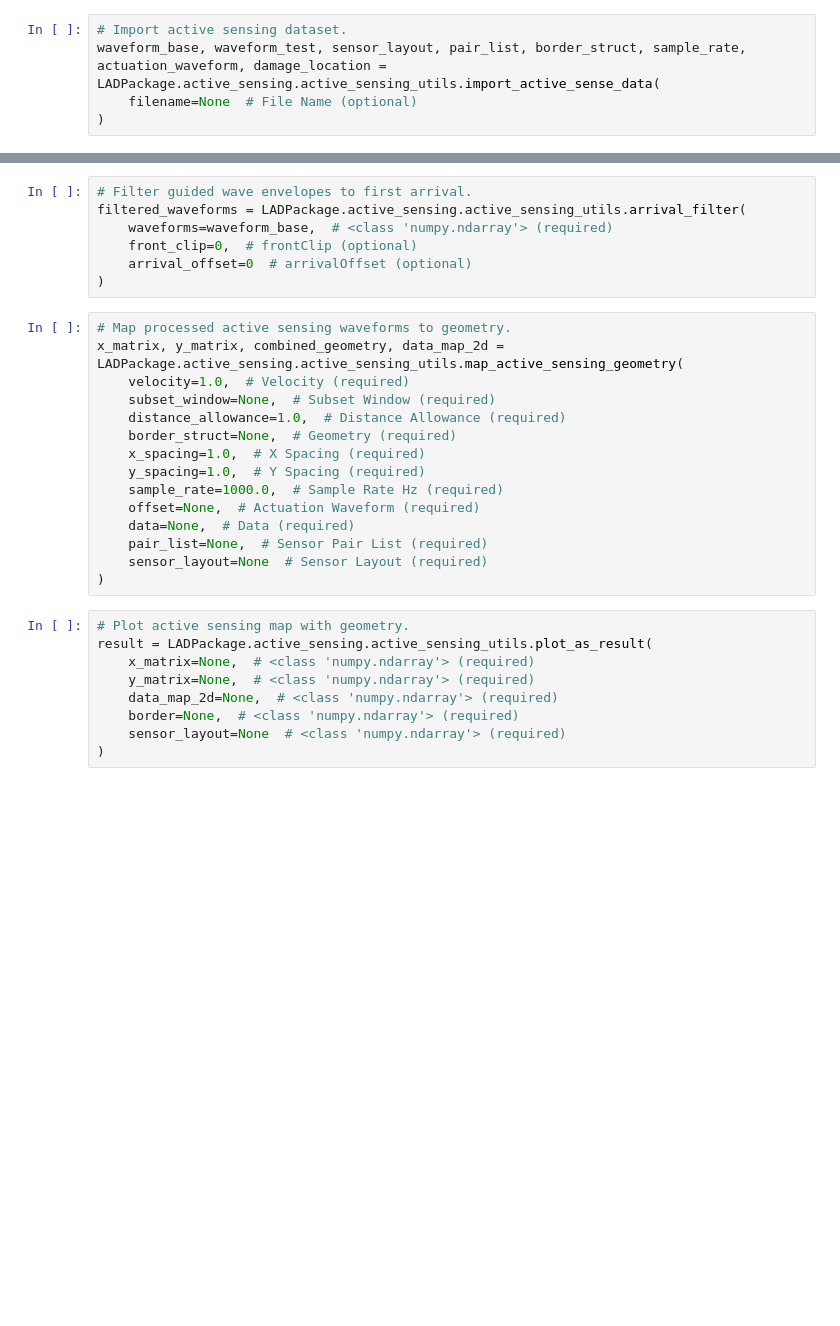
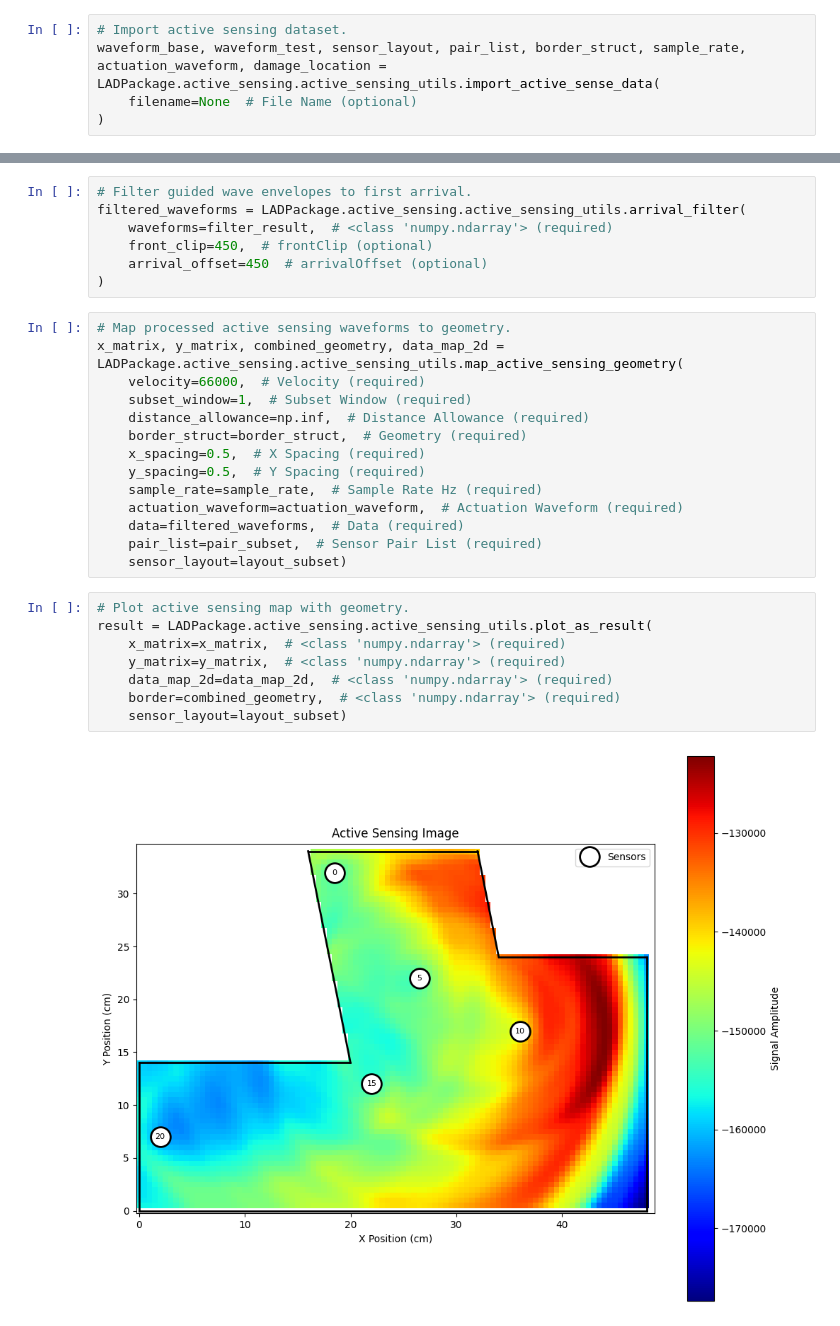
Before and after one commit to ebpfly/shmtools, a Jupyter notebook: Guided_Waves.ipynb, the cells around one changed output, grey strips where cells are left out. Saved outputs shown, nothing was run; the diff lists cells and outputs as text; blank space fills up the shorter version.

```diff
--- a/Guided_Waves.ipynb
+++ b/Guided_Waves.ipynb
@@ -27,31 +20,31 @@ filter_result, layout_subset, pair_subset = LADPackage.active_sensing.active_sen
 # %%
 # Filter guided wave envelopes to first arrival.
 filtered_waveforms = LADPackage.active_sensing.active_sensing_utils.arrival_filter(
-    waveforms=waveform_base,  # <class 'numpy.ndarray'> (required)
-    front_clip=0,  # frontClip (optional)
-    arrival_offset=0  # arrivalOffset (optional)
+    waveforms=filter_result,  # <class 'numpy.ndarray'> (required)
+    front_clip=450,  # frontClip (optional)
+    arrival_offset=450  # arrivalOffset (optional)
 )
 # %%
 # Map processed active sensing waveforms to geometry.
 x_matrix, y_matrix, combined_geometry, data_map_2d = LADPackage.active_sensing.active_sensing_utils.map_active_sensing_geometry(
-    velocity=1.0,  # Velocity (required)
-    subset_window=None,  # Subset Window (required)
-    distance_allowance=1.0,  # Distance Allowance (required)
-    border_struct=None,  # Geometry (required)
-    x_spacing=1.0,  # X Spacing (required)
-    y_spacing=1.0,  # Y Spacing (required)
-    sample_rate=1000.0,  # Sample Rate Hz (required)
-    offset=None,  # Actuation Waveform (required)
-    data=None,  # Data (required)
-    pair_list=None,  # Sensor Pair List (required)
-    sensor_layout=None  # Sensor Layout (required)
-)
+    velocity=66000,  # Velocity (required)
+    subset_window=1,  # Subset Window (required)
+    distance_allowance=np.inf,  # Distance Allowance (required)
+    border_struct=border_struct,  # Geometry (required)
+    x_spacing=0.5,  # X Spacing (required)
+    y_spacing=0.5,  # Y Spacing (required)
+    sample_rate=sample_rate,  # Sample Rate Hz (required)
+    actuation_waveform=actuation_waveform,  # Actuation Waveform (required)
+    data=filtered_waveforms,  # Data (required)
+    pair_list=pair_subset,  # Sensor Pair List (required)
+    sensor_layout=layout_subset)
 # %%
 # Plot active sensing map with geometry.
 result = LADPackage.active_sensing.active_sensing_utils.plot_as_result(
-    x_matrix=None,  # <class 'numpy.ndarray'> (required)
-    y_matrix=None,  # <class 'numpy.ndarray'> (required)
-    data_map_2d=None,  # <class 'numpy.ndarray'> (required)
-    border=None,  # <class 'numpy.ndarray'> (required)
-    sensor_layout=None  # <class 'numpy.ndarray'> (required)
-)
+    x_matrix=x_matrix,  # <class 'numpy.ndarray'> (required)
+    y_matrix=y_matrix,  # <class 'numpy.ndarray'> (required)
+    data_map_2d=data_map_2d,  # <class 'numpy.ndarray'> (required)
+    border=combined_geometry,  # <class 'numpy.ndarray'> (required)
+    sensor_layout=layout_subset)
+# %% [output]
+[figure, added]
```
Also changed, not shown: parts of 6 cells of this notebook, 50 other files.
